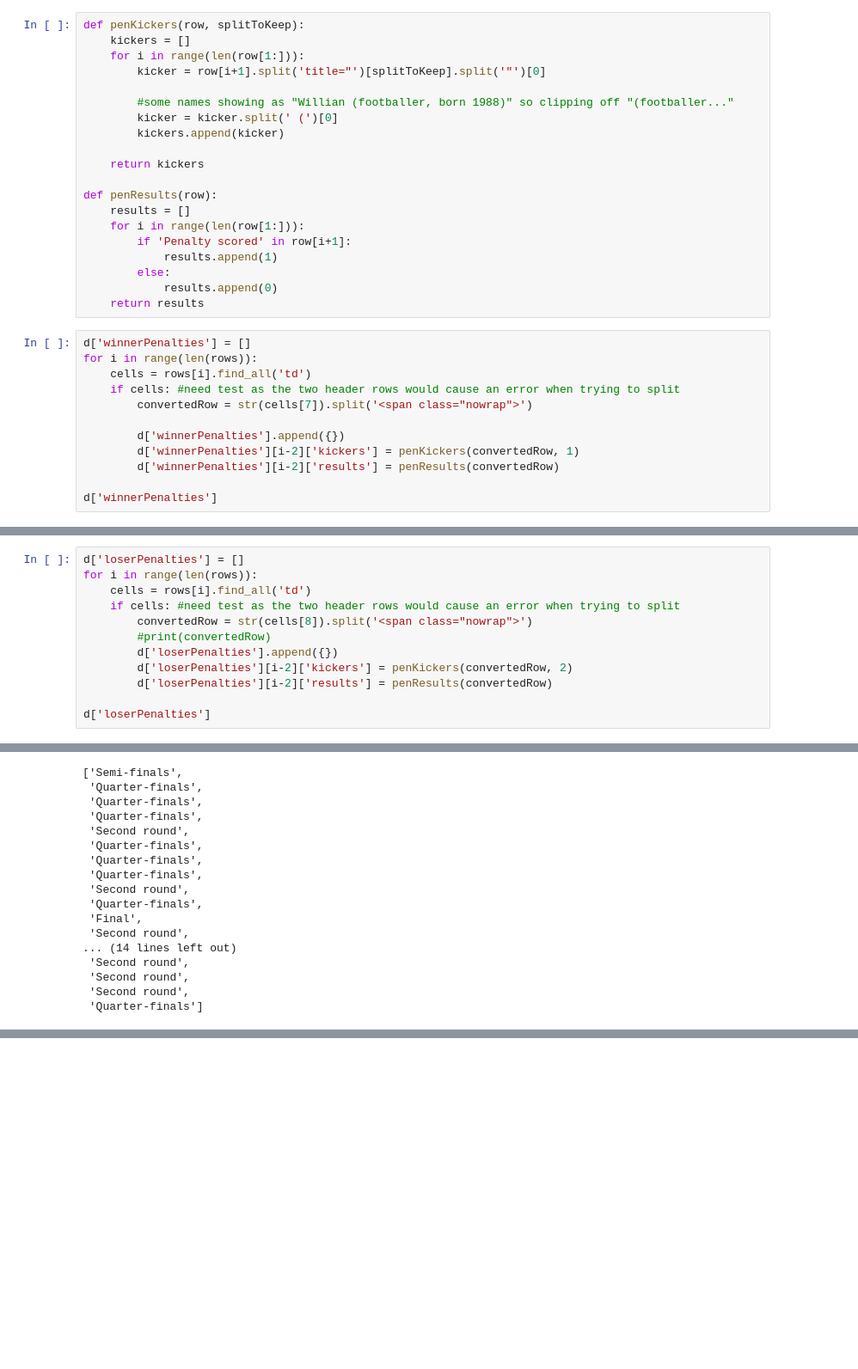
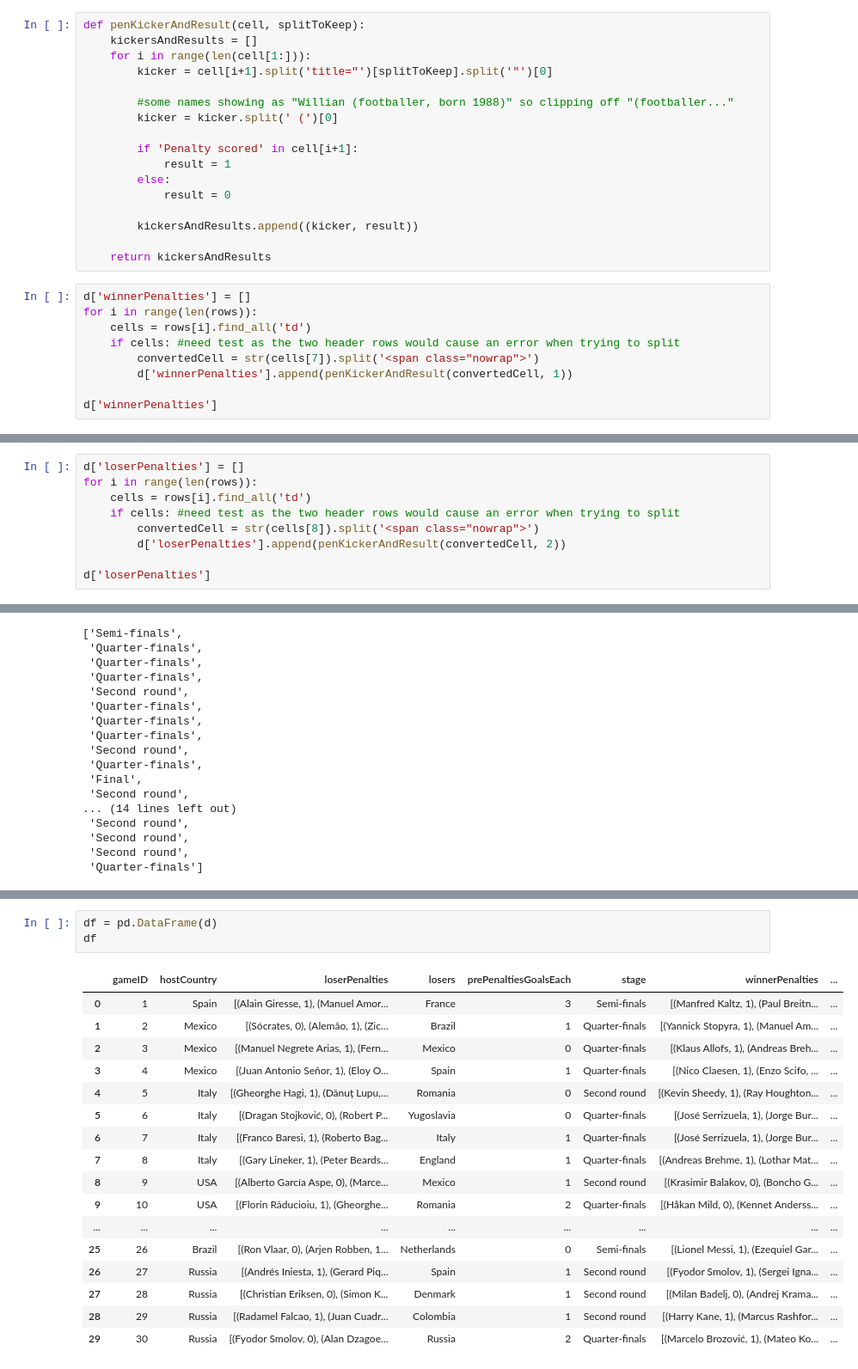
Before and after one commit to MarkMacArdle/World_Cup_Penalty_Shootouts, a Jupyter notebook: Penalties_data_gathering.ipynb, the cells around one changed output, grey strips where cells are left out. Shown: that part at 86% size. Drawn from its saved outputs; the diff is of its cells as text; blank space fills up the shorter version.

Commit message:
Change pen kickers and results tuples

```diff
--- a/Penalties_data_gathering.ipynb
+++ b/Penalties_data_gathering.ipynb
@@ -57,35 +57,29 @@ print(d)
 # %% [output]
 {'winners': ['West Germany', 'France', 'West Germany', 'Belgium', 'Republic of Ireland', 'Argentina', 'Argentina', 'West Germany', 'Bulgaria', 'Sweden', 'Brazil', 'Argentina', 'France', 'Brazil', 'Spa ...
 # %%
-def penKickers(row, splitToKeep):
-    kickers = []
-    for i in range(len(row[1:])):
-        kicker = row[i+1].split('title="')[splitToKeep].split('"')[0]
+def penKickerAndResult(cell, splitToKeep):
+    kickersAndResults = []
+    for i in range(len(cell[1:])):
+        kicker = cell[i+1].split('title="')[splitToKeep].split('"')[0]
 
         #some names showing as "Willian (footballer, born 1988)" so clipping off "(footballer..."
         kicker = kicker.split(' (')[0]
-        kickers.append(kicker)
 
-    return kickers
+        if 'Penalty scored' in cell[i+1]:
+            result = 1
+        else:
+            result = 0
 
-def penResults(row):
-    results = []
-    for i in range(len(row[1:])):
-        if 'Penalty scored' in row[i+1]:
-            results.append(1)
-        else:
-            results.append(0)
-    return results
+        kickersAndResults.append((kicker, result))
+
+    return kickersAndResults
 # %%
 d['winnerPenalties'] = []
 for i in range(len(rows)):
     cells = rows[i].find_all('td')
     if cells: #need test as the two header rows would cause an error when trying to split
-        convertedRow = str(cells[7]).split('<span class="nowrap">')
-
-        d['winnerPenalties'].append({})
-        d['winnerPenalties'][i-2]['kickers'] = penKickers(convertedRow, 1)
-        d['winnerPenalties'][i-2]['results'] = penResults(convertedRow)
+        convertedCell = str(cells[7]).split('<span class="nowrap">')
+        d['winnerPenalties'].append(penKickerAndResult(convertedCell, 1))
 
 d['winnerPenalties']
 # %% [output]
@@ -111,11 +105,8 @@ d['loserPenalties'] = []
 for i in range(len(rows)):
     cells = rows[i].find_all('td')
     if cells: #need test as the two header rows would cause an error when trying to split
-        convertedRow = str(cells[8]).split('<span class="nowrap">')
-        #print(convertedRow)
-        d['loserPenalties'].append({})
-        d['loserPenalties'][i-2]['kickers'] = penKickers(convertedRow, 2)
-        d['loserPenalties'][i-2]['results'] = penResults(convertedRow)
+        convertedCell = str(cells[8]).split('<span class="nowrap">')
+        d['loserPenalties'].append(penKickerAndResult(convertedCell, 2))
 
 d['loserPenalties']
 # %% [output]
@@ -253,0 +241,21 @@ print(d)
+# %%
+df = pd.DataFrame(d)
+df
+# %% [output]
+|  | gameID | hostCountry | loserPenalties | losers | prePenaltiesGoalsEach | stage | winnerPenalties | ... |
+| 0 | 1 | Spain | [(Alain Giresse, 1), (Manuel Amor... | France | 3 | Semi-finals | [(Manfred Kaltz, 1), (Paul Breitn... | ... |
+| 1 | 2 | Mexico | [(Sócrates, 0), (Alemão, 1), (Zic... | Brazil | 1 | Quarter-finals | [(Yannick Stopyra, 1), (Manuel Am... | ... |
+| 2 | 3 | Mexico | [(Manuel Negrete Arias, 1), (Fern... | Mexico | 0 | Quarter-finals | [(Klaus Allofs, 1), (Andreas Breh... | ... |
+| 3 | 4 | Mexico | [(Juan Antonio Señor, 1), (Eloy O... | Spain | 1 | Quarter-finals | [(Nico Claesen, 1), (Enzo Scifo, ... | ... |
+| 4 | 5 | Italy | [(Gheorghe Hagi, 1), (Dănuț Lupu,... | Romania | 0 | Second round | [(Kevin Sheedy, 1), (Ray Houghton... | ... |
+| 5 | 6 | Italy | [(Dragan Stojković, 0), (Robert P... | Yugoslavia | 0 | Quarter-finals | [(José Serrizuela, 1), (Jorge Bur... | ... |
+| 6 | 7 | Italy | [(Franco Baresi, 1), (Roberto Bag... | Italy | 1 | Quarter-finals | [(José Serrizuela, 1), (Jorge Bur... | ... |
+| 7 | 8 | Italy | [(Gary Lineker, 1), (Peter Beards... | England | 1 | Quarter-finals | [(Andreas Brehme, 1), (Lothar Mat... | ... |
+| 8 | 9 | USA | [(Alberto García Aspe, 0), (Marce... | Mexico | 1 | Second round | [(Krasimir Balakov, 0), (Boncho G... | ... |
+| 9 | 10 | USA | [(Florin Răducioiu, 1), (Gheorghe... | Romania | 2 | Quarter-finals | [(Håkan Mild, 0), (Kennet Anderss... | ... |
+| ... | ... | ... | ... | ... | ... | ... | ... | ... |
+| 25 | 26 | Brazil | [(Ron Vlaar, 0), (Arjen Robben, 1... | Netherlands | 0 | Semi-finals | [(Lionel Messi, 1), (Ezequiel Gar... | ... |
+| 26 | 27 | Russia | [(Andrés Iniesta, 1), (Gerard Piq... | Spain | 1 | Second round | [(Fyodor Smolov, 1), (Sergei Igna... | ... |
+| 27 | 28 | Russia | [(Christian Eriksen, 0), (Simon K... | Denmark | 1 | Second round | [(Milan Badelj, 0), (Andrej Krama... | ... |
+| 28 | 29 | Russia | [(Radamel Falcao, 1), (Juan Cuadr... | Colombia | 1 | Second round | [(Harry Kane, 1), (Marcus Rashfor... | ... |
+| 29 | 30 | Russia | [(Fyodor Smolov, 0), (Alan Dzagoe... | Russia | 2 | Quarter-finals | [(Marcelo Brozović, 1), (Mateo Ko... | ... |
```
Also changed, not shown: parts of 4 cells of this notebook.
